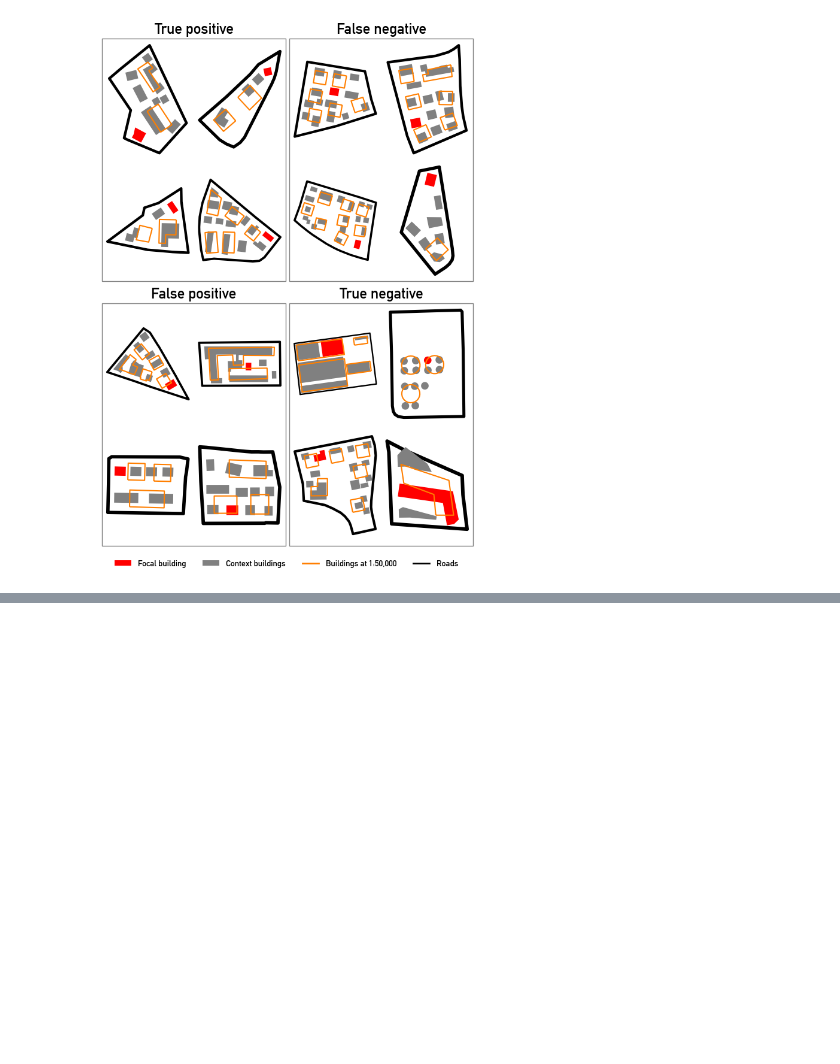
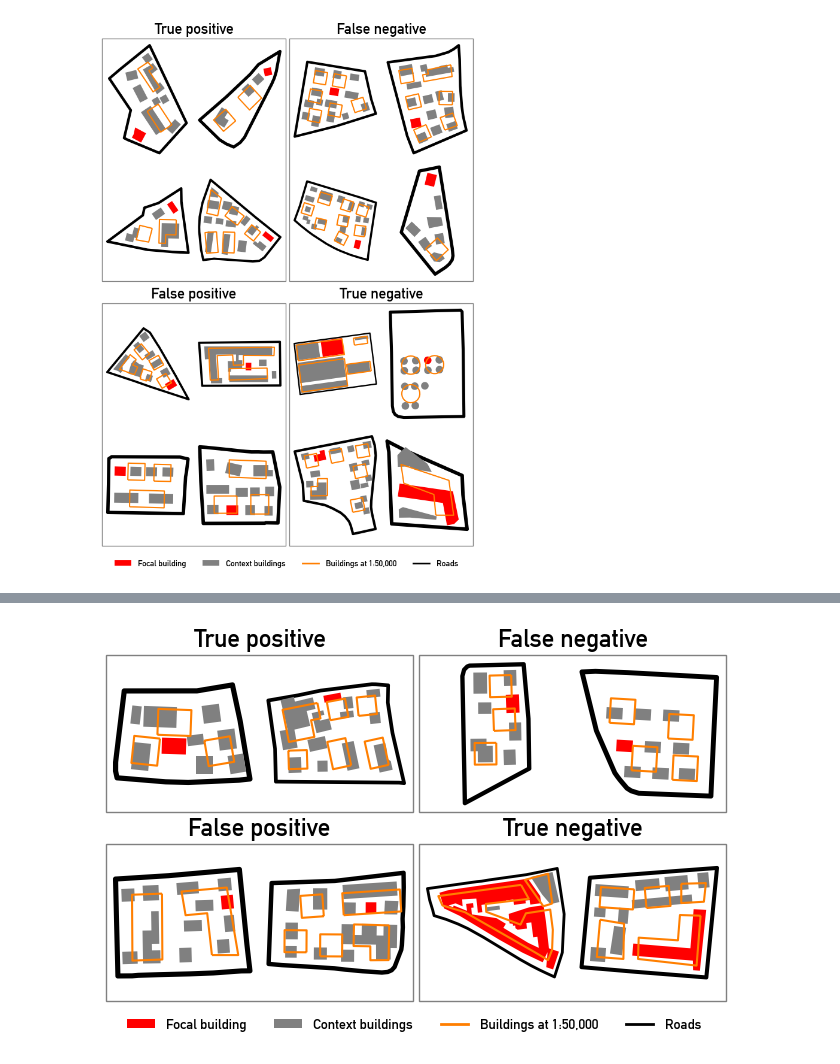
Before and after one commit to jorissenn/genops, a Jupyter notebook: 50_stratification_predictions.ipynb, the cells around one changed output, grey strips where cells are left out. Cells and saved outputs as stored; diff of their text form; code cells hidden in the pictures; blank space fills up the shorter version.

```diff
--- a/50_stratification_predictions.ipynb
+++ b/50_stratification_predictions.ipynb
@@ -418,0 +509,4 @@ visualize_samples(operator="elimination", uuids_illustration=uuids_illustration,
+# %%
+visualize_samples(operator="typification", uuids_illustration=uuids_illustration, save=save_figures)
+# %% [output]
+[figure, added]
```
Also changed, not shown: parts of 7 cells of this notebook.
